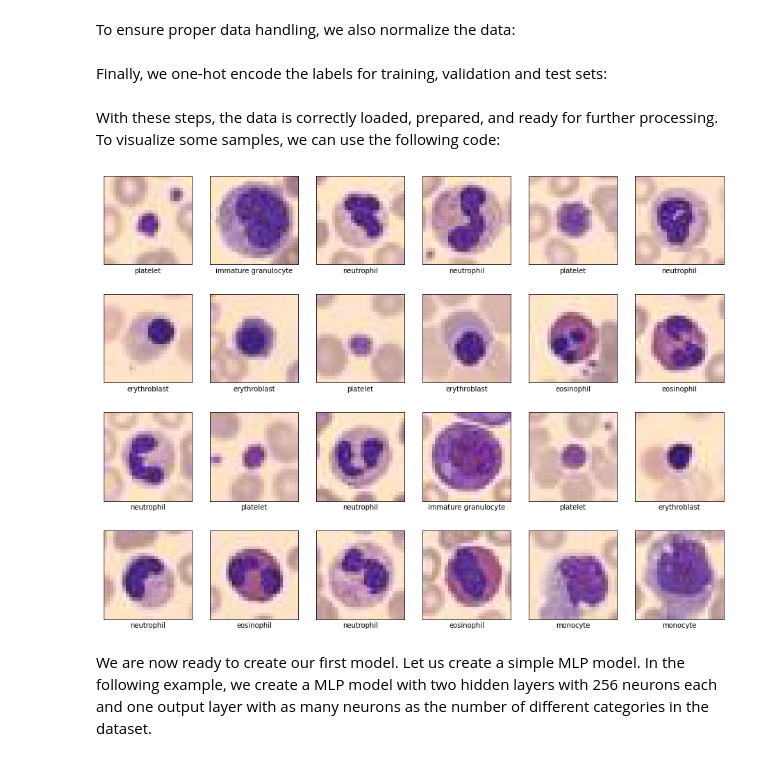
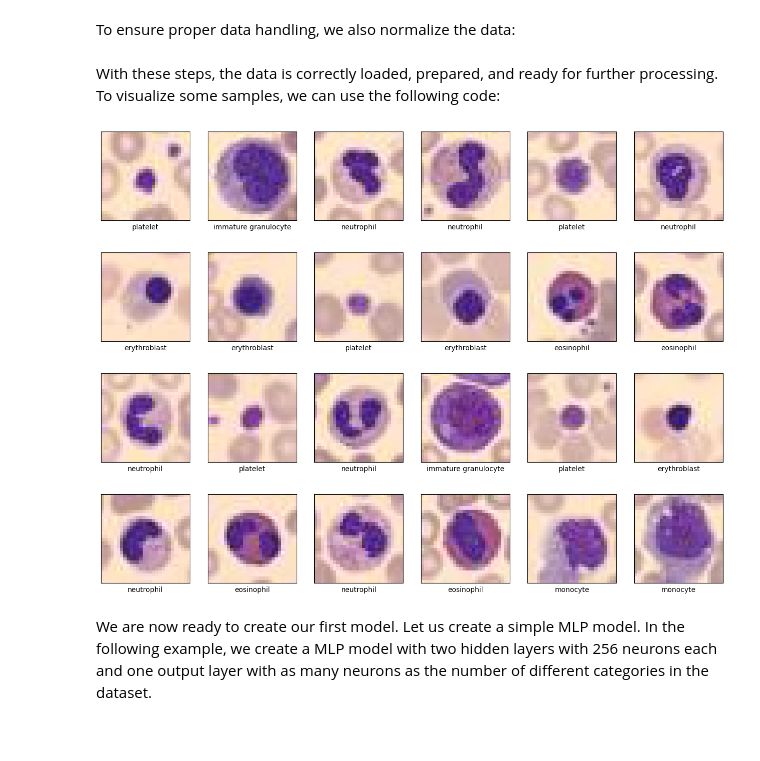
Before and after one commit to DataScienceUB/introduction-datascience-python-book, a Jupyter notebook: ch12_DeepLearning.ipynb, the cells around one changed output. Drawn from its saved outputs; the diff is of its cells as text; code cells hidden in the pictures.

```diff
--- a/ch12_DeepLearning.ipynb
+++ b/ch12_DeepLearning.ipynb
@@ -148,8 +146,10 @@ Here we are defining our loss function and the optimization method. The optimize
 # %% [markdown]
 If you need to, you can further configure your optimizer:
 # %%
-## from tensorflow.keras.optimizers import SGD
-## model.compile(loss='categorical_crossentropy', optimizer=SGD(learning_rate=0.01, momentum=0.9, nesterov=True))
+from tensorflow.keras.optimizers import Adam
+model.compile(loss='binary_crossentropy',
+              optimizer=Adam(learning_rate=0.01),
+              metrics=['accuracy'])
 # %% [markdown]
 With your model compiled, you can now proceed to train it on your data in batches:
 # %%
@@ -179,9 +178,10 @@ loss_and_metrics = model.evaluate(X_test, y_test)
 # %% [markdown]
 Additionally, we can obtain predictions or probability scores for new data using the following code:
 # %%
-classes = model.predict(X_test)
-proba = model.predict_proba(X_test)
+import numpy as np
+probabilites = model.predict(X_test)
+predicted_class = np.round(probabilites)
 for i in range(5):
-    print("predicted class:",classes[i][0],
-          " -- prob(y==1):",proba[i][0])
+    print("predicted class:",predicted_class[i][0],
+          " -- prob(y==1):",probabilites[i][0])
 # %% [output]
@@ -264,28 +283,20 @@ X_test = X_test.astype('float32')
 X_train /= 255.0 # Normalise data to [0, 1] range
 X_val   /= 255.0 # Normalise data to [0, 1] range
 X_test  /= 255.0 # Normalise data to [0, 1] range
-# %% [markdown]
-Finally, we one-hot encode the labels for training, validation and test sets:
-# %%
-from keras.utils import np_utils
-
-y_train = np_utils.to_categorical(y_train, num_classes)
-y_val = np_utils.to_categorical(y_val, num_classes)
-y_test = np_utils.to_categorical(y_test, num_classes)
 # %% [markdown]
 With these steps, the data is correctly loaded, prepared, and ready for further processing. To visualize some samples, we can use the following code:
 # %%
 plt.figure(figsize=(16,12))
 for i in range(24):
     plt.subplot(4,6,i+1)
     plt.xticks([])
     plt.yticks([])
     plt.grid(False)
     plt.imshow(X_train[i].reshape((height,width,channels)), cmap=plt.cm.binary)
-    plt.xlabel(dataset.info['label'][str(np.argmax(y_train[i]))][:20])
+    plt.xlabel(dataset.info['label'][str(y_train[i][0])][:20])
 plt.show()
 # %% [output]
-[figure, old version]
+[figure, new version]
 # %% [markdown]
 We are now ready to create our first model. Let us create a simple MLP model. In the following example, we create a MLP model with two hidden layers with 256 neurons each and one output layer with as many neurons as the number of different categories in the dataset.
 # %%
```
Also changed, not shown: parts of 21 cells of this notebook.
